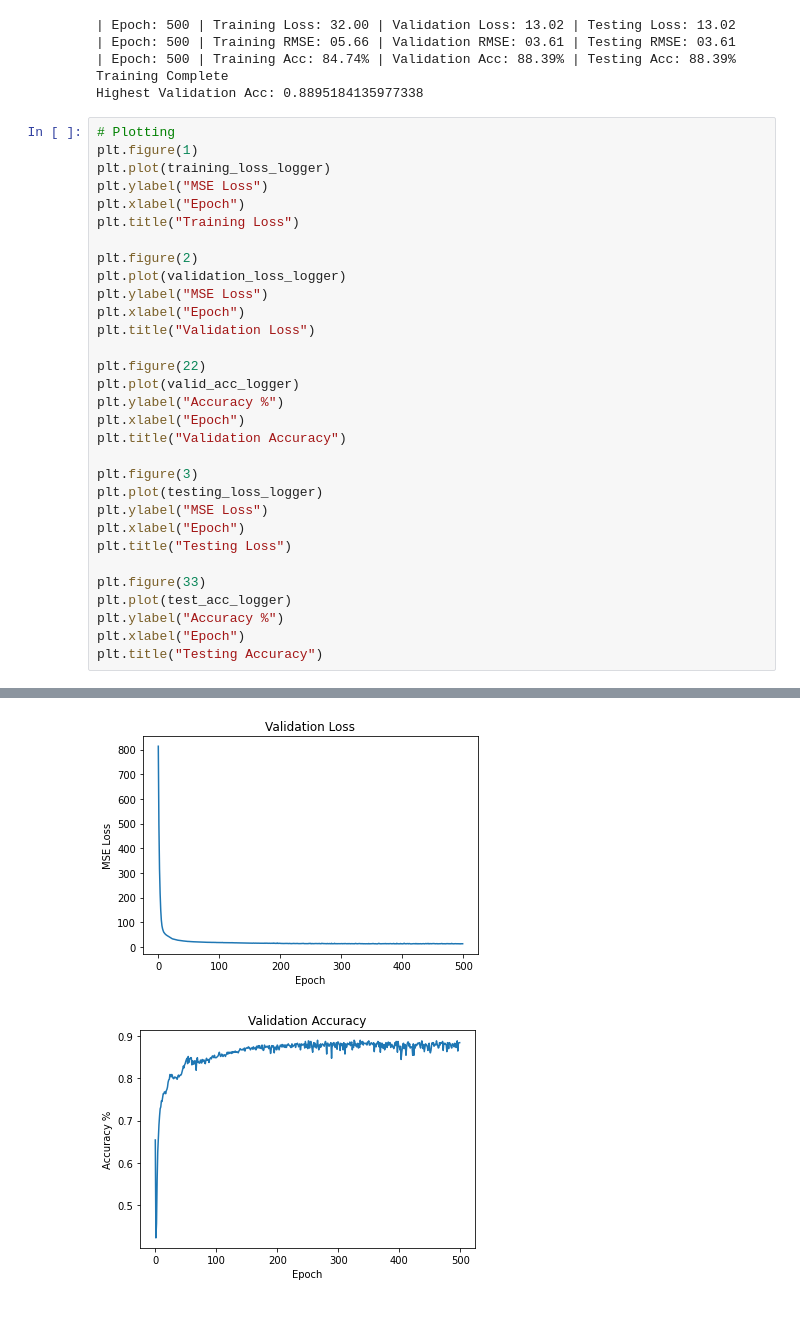
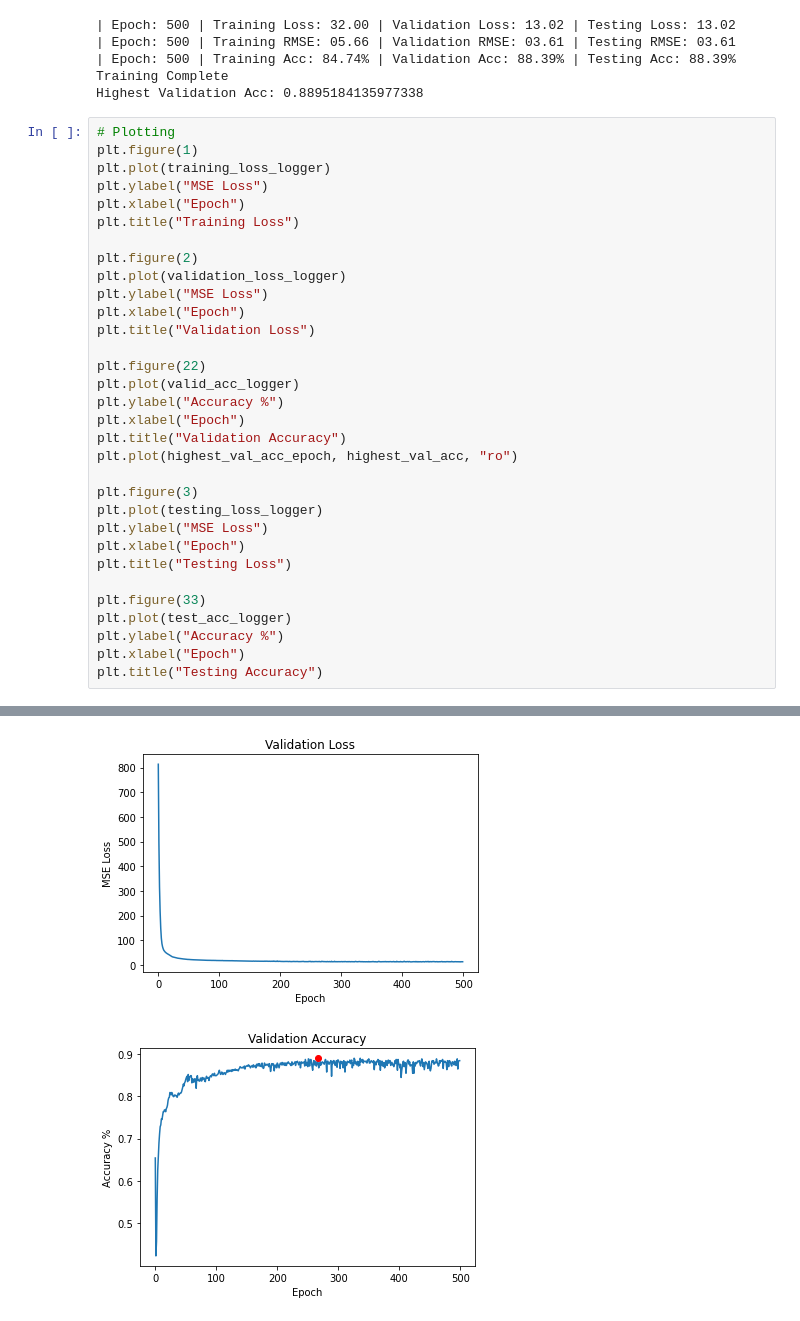
Before and after one commit to LingC2001/Drowsiness-Detection-FYP, a Jupyter notebook: neural_network/model_training.ipynb, the cells around one changed output, grey strips where cells are left out. Saved outputs shown, nothing was run; the diff lists cells and outputs as text.

```diff
--- a/neural_network/model_training.ipynb
+++ b/neural_network/model_training.ipynb
@@ -261,33 +261,34 @@ plt.ylabel("MSE Loss")
 plt.xlabel("Epoch")
 plt.title("Training Loss")
 
 plt.figure(2)
 plt.plot(validation_loss_logger)
 plt.ylabel("MSE Loss")
 plt.xlabel("Epoch")
 plt.title("Validation Loss")
 
 plt.figure(22)
 plt.plot(valid_acc_logger)
 plt.ylabel("Accuracy %")
 plt.xlabel("Epoch")
 plt.title("Validation Accuracy")
+plt.plot(highest_val_acc_epoch, highest_val_acc, "ro")
 
 plt.figure(3)
 plt.plot(testing_loss_logger)
 plt.ylabel("MSE Loss")
 plt.xlabel("Epoch")
 plt.title("Testing Loss")
 
 plt.figure(33)
 plt.plot(test_acc_logger)
 plt.ylabel("Accuracy %")
 plt.xlabel("Epoch")
 plt.title("Testing Accuracy")
 # %% [output]
 Text(0.5, 1.0, 'Testing Accuracy')
 [figure]
 [figure]
-[figure, old version]
+[figure, new version]
 [figure]
 [figure]
```
Also changed, not shown: parts of 2 cells of this notebook.
